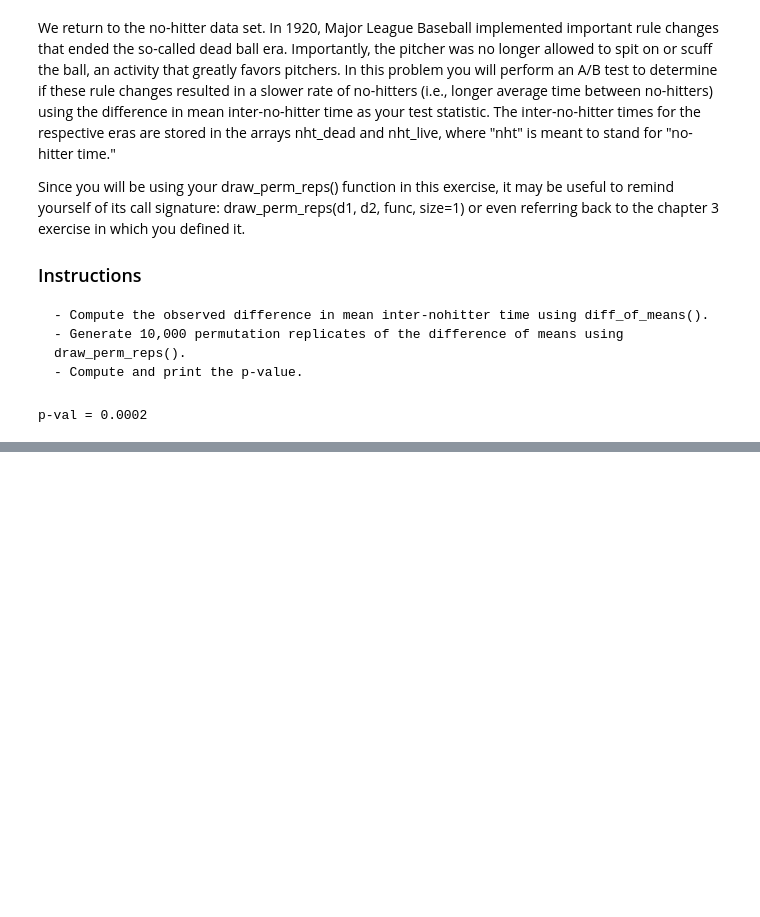
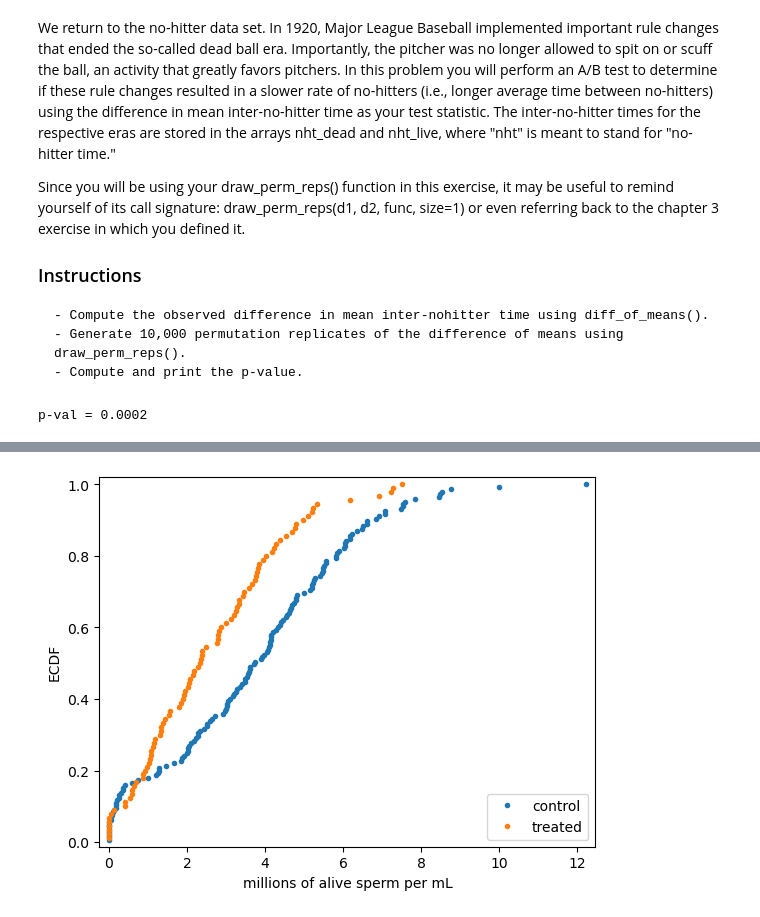
Before and after one commit to cstone157/jupyter_datacamp, a Jupyter notebook: work/courses/Statistical_Thinking_in_Python_(Part_2)/04-Hypothesis_test_examples.ipynb, the cells around one changed output, grey strips where cells are left out. Cells and saved outputs as stored; diff of their text form; code cells hidden in the pictures; blank space fills up the shorter version.

```diff
--- a/work/courses/Statistical_Thinking_in_Python_(Part_2)/04-Hypothesis_test_examples.ipynb
+++ b/work/courses/Statistical_Thinking_in_Python_(Part_2)/04-Hypothesis_test_examples.ipynb
@@ -161,0 +212,43 @@ p-val = 0.0002
+# %%
+control = [ 4.159234,  4.408002,  0.172812,  3.498278,  3.104912,  5.164174,   6.615262,  4.633066,  0.170408,  2.65    ,  0.0875  ,  1.997148,
+            6.92668 ,  4.574932,  3.896466,  5.209814,  3.70625 ,  0.      ,   4.62545 ,  3.01444 ,  0.732652,  0.4     ,  6.518382,  5.225   ,
+            6.218742,  6.840358,  1.211308,  0.368252,  3.59937 ,  4.212158,   6.052364,  2.115532,  6.60413 ,  5.26074 ,  6.05695 ,  6.481172,
+            3.171522,  3.057228,  0.218808,  5.215112,  4.465168,  2.28909 ,   3.732572,  2.17087 ,  1.834326,  6.074862,  5.841978,  8.524892,
+            4.698492,  2.965624,  2.324206,  3.409412,  4.830726,  0.1     ,   0.      ,  4.101432,  3.478162,  1.009688,  4.999296,  4.32196 ,
+            0.299592,  3.606032,  7.54026 ,  4.284024,  0.057494,  6.036668,   2.924084,  4.150144,  1.256926,  4.666502,  4.806594,  2.52478 ,
+            2.027654,  2.52283 ,  4.735598,  2.033236,  0.      ,  6.177294,   2.601834,  3.544408,  3.6045  ,  5.520346,  4.80698 ,  3.002478,
+            3.559816,  7.075844, 10.      ,  0.139772,  6.17171 ,  3.201232,   8.459546,  0.17857 ,  7.088276,  5.496662,  5.415086,  1.932282,
+            3.02838 ,  7.47996 ,  1.86259 ,  7.838498,  2.242718,  3.292958,   6.363644,  4.386898,  8.47533 ,  4.156304,  1.463956,  4.533628,
+            5.573922,  1.29454 ,  7.547504,  3.92466 ,  5.820258,  4.118522,   4.125   ,  2.286698,  0.591882,  1.273124,  0.      ,  0.      ,
+            0.      , 12.22502 ,  7.601604,  5.56798 ,  1.679914,  8.77096 ,   5.823942,  0.258374,  0.      ,  5.899236,  5.486354,  2.053148,
+            3.25541 ,  2.72564 ,  3.364066,  2.43427 ,  5.282548,  3.963666,   0.24851 ,  0.347916,  4.046862,  5.461436,  4.066104,  0.      ,
+            0.065   ]
+treated = [1.342686, 1.058476, 3.793784, 0.40428 , 4.528388, 2.142966,  3.937742, 0.1375  , 6.919164, 0.      , 3.597812, 5.196538,
+           2.78955 , 2.3229  , 1.090636, 5.323916, 1.021618, 0.931836,  2.78    , 0.412202, 1.180934, 2.8674  , 0.      , 0.064354,
+           3.008348, 0.876634, 0.      , 4.971712, 7.280658, 4.79732 ,  2.084956, 3.251514, 1.9405  , 1.566192, 0.58894 , 5.219658,
+           0.977976, 3.124584, 1.297564, 1.433328, 4.24337 , 0.880964,  2.376566, 3.763658, 1.918426, 3.74    , 3.841726, 4.69964 ,
+           4.386876, 0.      , 1.127432, 1.845452, 0.690314, 4.185602,  2.284732, 7.237594, 2.185148, 2.799124, 3.43218 , 0.63354 ,
+           1.142496, 0.586   , 2.372858, 1.80032 , 3.329306, 4.028804,  3.474156, 7.508752, 2.032824, 1.336556, 1.906496, 1.396046,
+           2.488104, 4.759114, 1.07853 , 3.19927 , 3.814252, 4.275962,  2.817056, 0.552198, 3.27194 , 5.11525 , 2.064628, 0.      ,
+           3.34101 , 6.177322, 0.      , 3.66415 , 2.352582, 1.531696]
+# %%
+# Compute x,y values for ECDFs
+x_control, y_control = ecdf(control)
+x_treated, y_treated = ecdf(treated)
+
+# Plot the ECDFs
+plt.plot(x_control, y_control, marker='.', linestyle='none')
+plt.plot(x_treated, y_treated, marker='.', linestyle='none')
+
+# Set the margins
+plt.margins(0.02)
+
+# Add a legend
+plt.legend(('control', 'treated'), loc='lower right')
+
+# Label axes and show plot
+plt.xlabel('millions of alive sperm per mL')
+plt.ylabel('ECDF')
+plt.show()
+# %% [output]
+[figure, added]
```
Also changed, not shown: parts of 7 cells of this notebook, 1 other file.
